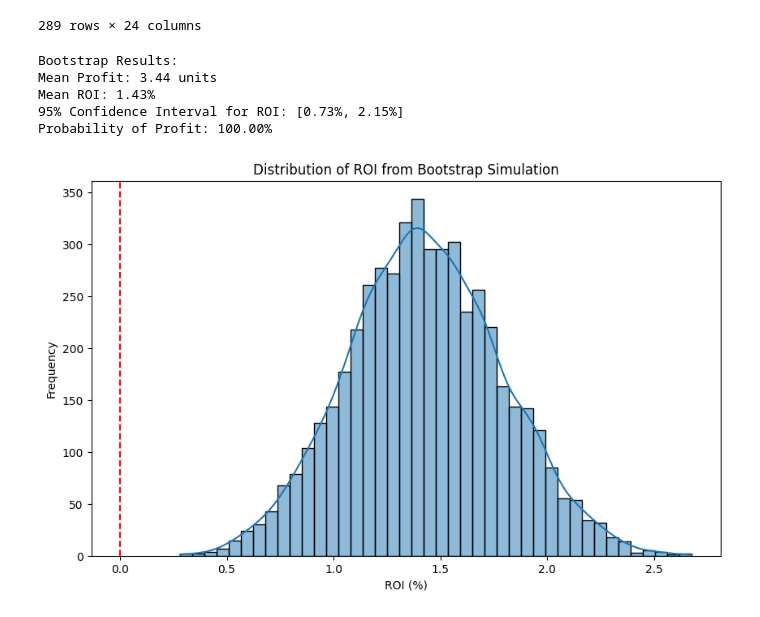
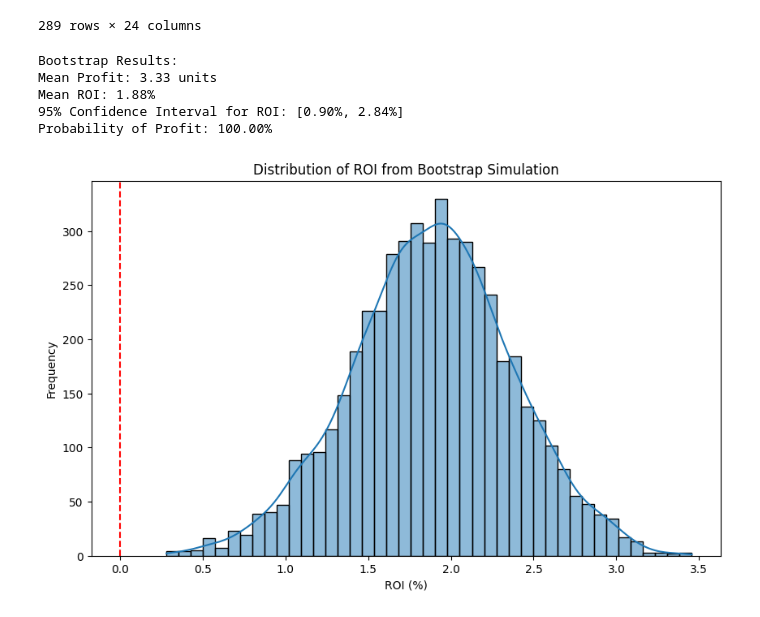
Before and after one commit to louis-porter/team-eval, a Jupyter notebook: backtesting.ipynb, the cells around one changed output. Cells and saved outputs as stored; diff of their text form; code cells hidden in the pictures.

```diff
--- a/backtesting.ipynb
+++ b/backtesting.ipynb
@@ -947,8 +954,8 @@ def calculate_bet_profit(row):
 
 # Determine if it's a value bet based on the better side
 ah_backtest_df['is_value_bet'] = ah_backtest_df.apply(
-    lambda row: row['home_ev_percent'] > 0.02 if row['better_side'] == 'home'
-                else row['away_ev_percent'] > 0.02,
+    lambda row: row['home_ev_percent'] > 0.1 if row['better_side'] == 'home'
+                else row['away_ev_percent'] > 0.1,
     axis=1
 )
 
@@ -1054,6 +1061,57 @@ def bootstrap(ev_bets, n_bootstraps=1000):
     for _ in tqdm(range(n_bootstraps)):
         bootstrap_indices = np.random.choice(n_bets, size=n_bets, replace=True)
         bootstrap_sample = ev_bets.iloc[bootstrap_indices]
+
+        sim_df = bootstrap_sample.copy()
+
+        for idx, row in sim_df.iterrows():
+            home_xg = row['home_xgoals']
+            away_xg = row['away_xgoals']
+
+            simulated_home_goals = np.random.poisson(home_xg)
+            simulated_away_goals = np.random.poisson(away_xg)
+
+            sim_df.at[idx, 'actual_home_goals'] = simulated_home_goals
+            sim_df.at[idx, 'actual_away_goals'] = simulated_away_goals
+
+        sim_df = calculate_ah_results(sim_df)
+
+        sim_df["profit"] - sim_df.apply(calculate_bet_profit, axis=1)
+
+        # Calculate key metrics for this bootstrap sample
+        total_profit = sim_df['profit'].sum()
+
+        # Calculate ROI excluding pushes
+        pushes = sum((sim_df['better_side'] == 'home') & (sim_df['home_ah_result'] == 0.5)) + \
+                 sum((sim_df['better_side'] == 'away') & (sim_df['away_ah_result'] == 0.5))
+        bets_with_outcome = len(sim_df) - pushes
+
+        roi = total_profit / bets_with_outcome if bets_with_outcome > 0 else 0
+
+        # Calculate win rate (full wins + partial wins)
+        win_count = sum((sim_df['better_side'] == 'home') & (sim_df['home_ah_result'] > 0.5)) + \
+                    sum((sim_df['better_side'] == 'away') & (sim_df['away_ah_result'] > 0.5))
+        partial_win_count = sum((sim_df['better_side'] == 'home') & (sim_df['home_ah_result'] == 0.25)) + \
+                            sum((sim_df['better_side'] == 'away') & (sim_df['away_ah_result'] == 0.25))
+
+        win_rate = (win_count + 0.5 * partial_win_count) / bets_with_outcome if bets_with_outcome > 0 else 0
+
+        results.append({
+            'total_profit': total_profit,
+            'roi': roi * 100,  # Convert to percentage
+            'win_rate': win_rate * 100,  # Convert to percentage
+            'bets_with_outcome': bets_with_outcome
+        })
+
+    return pd.DataFrame(results)
+
+def bootstrap_closing_odds(same_line_ev_bets, n_bootstraps=1000):
+    results = []
+    n_bets = len(same_line_ev_bets)
+
+    for _ in tqdm(range(n_bootstraps)):
+        bootstrap_indices = np.random.choice(n_bets, size=n_bets, replace=True)
+        bootstrap_sample = same_line_ev_bets.iloc[bootstrap_indices]
 
         sim_df = bootstrap_sample.copy()
 
@@ -1093,34 +1151,34 @@ def bootstrap(ev_bets, n_bootstraps=1000):
             'total_profit': total_profit,
             'roi': roi * 100,  # Convert to percentage
             'win_rate': win_rate * 100,  # Convert to percentage
             'bets_with_outcome': bets_with_outcome
         })
 
     return pd.DataFrame(results)
 
 value_bets_df = bootstrap_ah_df[bootstrap_ah_df['is_value_bet']]
 # Run bootstrap
 bootstrap_results = bootstrap(value_bets_df, n_bootstraps=5000)
 
 # Display bootstrap statistics
 print("Bootstrap Results:")
 print(f"Mean Profit: {bootstrap_results['total_profit'].mean():.2f} units")
 print(f"Mean ROI: {bootstrap_results['roi'].mean():.2f}%")
 print(f"95% Confidence Interval for ROI: [{np.percentile(bootstrap_results['roi'], 2.5):.2f}%, {np.percentile(bootstrap_results['roi'], 97.5):.2f}%]")
 print(f"Probability of Profit: {(bootstrap_results['total_profit'] > 0).mean():.2%}")
 
 import seaborn as sns
 plt.figure(figsize=(10, 6))
 sns.histplot(bootstrap_results['roi'], kde=True)
 plt.axvline(x=0, color='red', linestyle='--')
 plt.title('Distribution of ROI from Bootstrap Simulation')
 plt.xlabel('ROI (%)')
 plt.ylabel('Frequency')
 plt.show()
 # %% [output]
 Bootstrap Results:
-Mean Profit: 3.44 units
-Mean ROI: 1.43%
-95% Confidence Interval for ROI: [0.73%, 2.15%]
+Mean Profit: 3.33 units
+Mean ROI: 1.88%
+95% Confidence Interval for ROI: [0.90%, 2.84%]
 Probability of Profit: 100.00%
-[figure, old version]
+[figure, new version]
```
Also changed, not shown: parts of 2 cells of this notebook.
